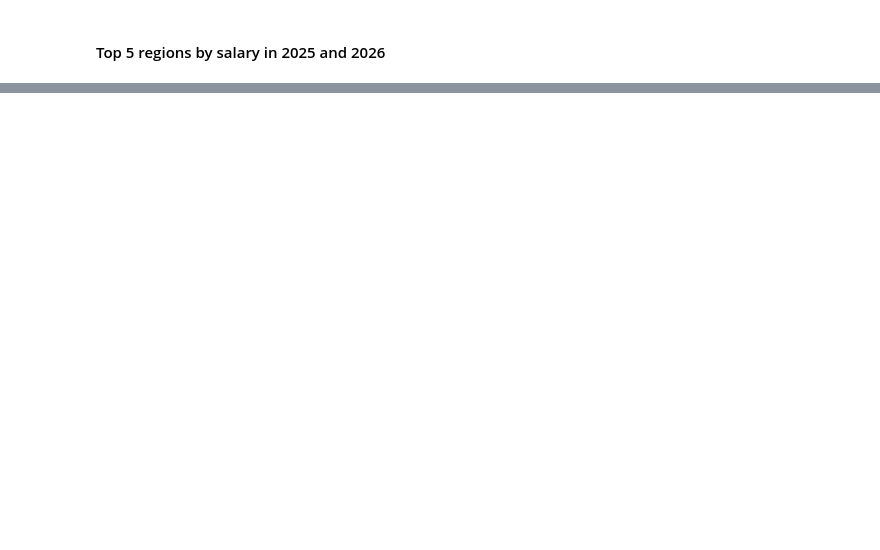
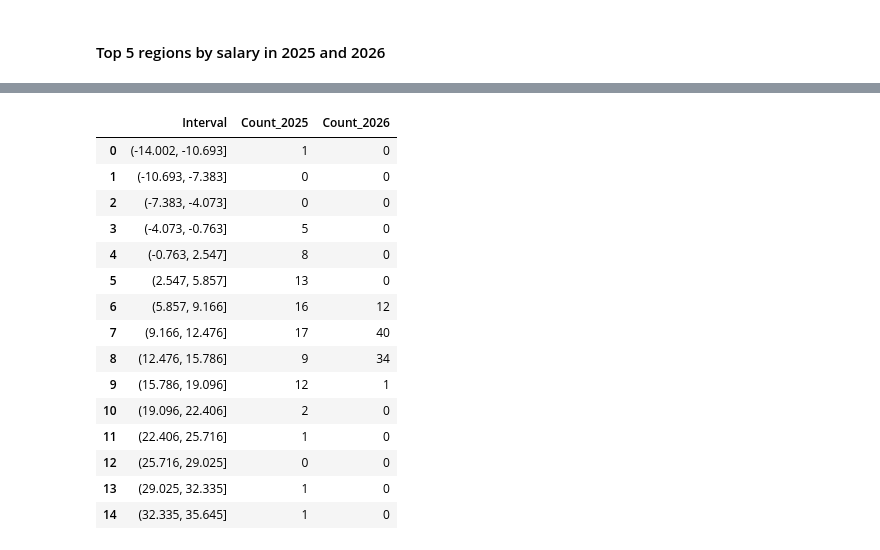
Before and after one commit to meomato/Prediction-of-Average-Salaries-by-Region-in-2025-2026, a Jupyter notebook: wages_predict.ipynb, the cells around one changed output, grey strips where cells are left out. Cells and saved outputs as stored; diff of their text form; code cells hidden in the pictures; blank space fills up the shorter version.

```diff
--- a/wages_predict.ipynb
+++ b/wages_predict.ipynb
@@ -354,0 +382,30 @@ plt.show()
+# %%
+bins = np.linspace(df_salary_change['Percentage_Change_2025'].min(), df_salary_change['Percentage_Change_2025'].max(), 16)
+df_salary_change['Change_2025_Binned'] = pd.cut(df_salary_change['Percentage_Change_2025'], bins=bins)
+df_salary_change['Change_2026_Binned'] = pd.cut(df_salary_change['Percentage_Change_2026'], bins=bins)
+change_2025_counts = df_salary_change['Change_2025_Binned'].value_counts().sort_index()
+change_2026_counts = df_salary_change['Change_2026_Binned'].value_counts().sort_index()
+df_binned = pd.DataFrame({
+    'Interval': change_2025_counts.index.astype(str),
+    'Count_2025': change_2025_counts.values,
+    'Count_2026': change_2026_counts.values
+})
+
+df_binned.iloc[:]
+# %% [output]
+|  | Interval | Count_2025 | Count_2026 |
+| 0 | (-14.002, -10.693] | 1 | 0 |
+| 1 | (-10.693, -7.383] | 0 | 0 |
+| 2 | (-7.383, -4.073] | 0 | 0 |
+| 3 | (-4.073, -0.763] | 5 | 0 |
+| 4 | (-0.763, 2.547] | 8 | 0 |
+| 5 | (2.547, 5.857] | 13 | 0 |
+| 6 | (5.857, 9.166] | 16 | 12 |
+| 7 | (9.166, 12.476] | 17 | 40 |
+| 8 | (12.476, 15.786] | 9 | 34 |
+| 9 | (15.786, 19.096] | 12 | 1 |
+| 10 | (19.096, 22.406] | 2 | 0 |
+| 11 | (22.406, 25.716] | 1 | 0 |
+| 12 | (25.716, 29.025] | 0 | 0 |
+| 13 | (29.025, 32.335] | 1 | 0 |
+| 14 | (32.335, 35.645] | 1 | 0 |
```
Also changed, not shown: parts of 12 cells of this notebook.
